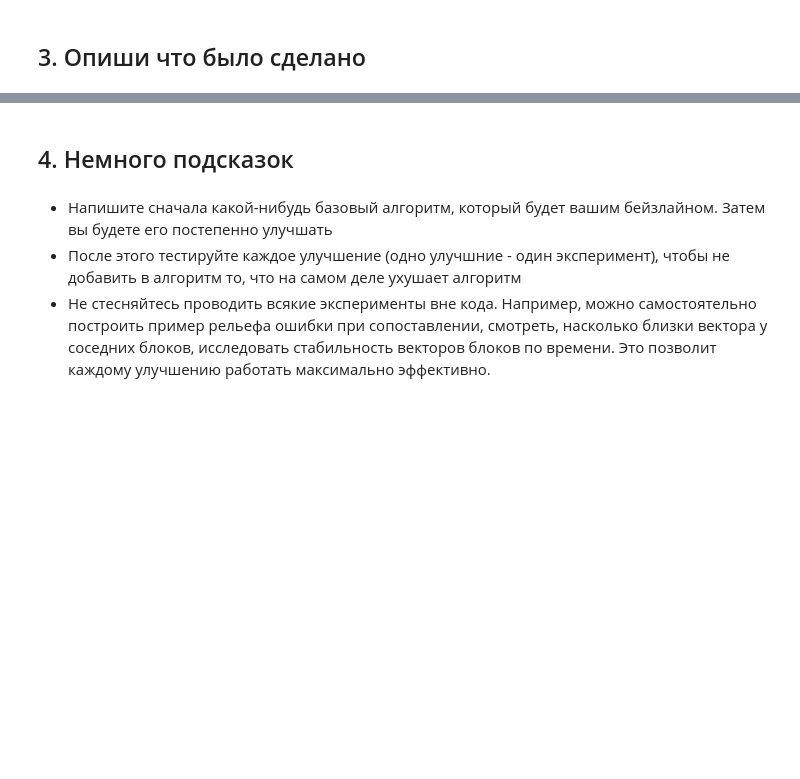
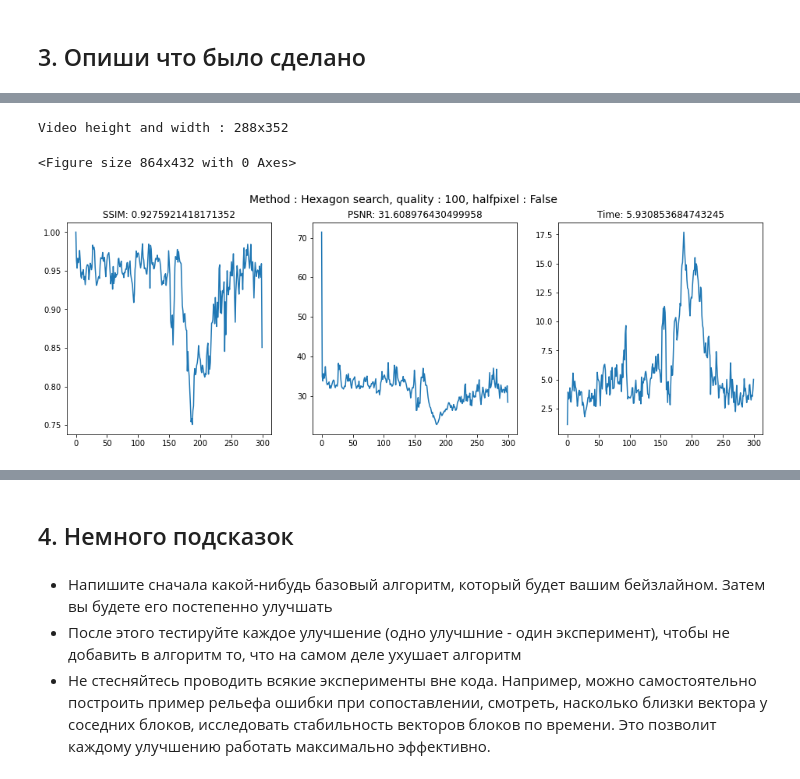
Before and after one commit to dazzle-me/Motion-Estimation, a Jupyter notebook: motion_estimation.ipynb, the cells around one changed output, grey strips where cells are left out. Saved outputs shown, nothing was run; the diff lists cells and outputs as text; code cells hidden in the pictures; blank space fills up the shorter version.

```diff
--- a/motion_estimation.ipynb
+++ b/motion_estimation.ipynb
@@ -488,0 +425,6 @@ We need as much PSNR as we can get, so we should be careful with ugly frames.
+# %%
+result_HexagonSearch = test_method(6, draw_vectors=True)
+# %% [output]
+Video height and width : 288x352
+<Figure size 864x432 with 0 Axes>
+[figure, added]
```
Also changed, not shown: parts of 50 cells of this notebook.
